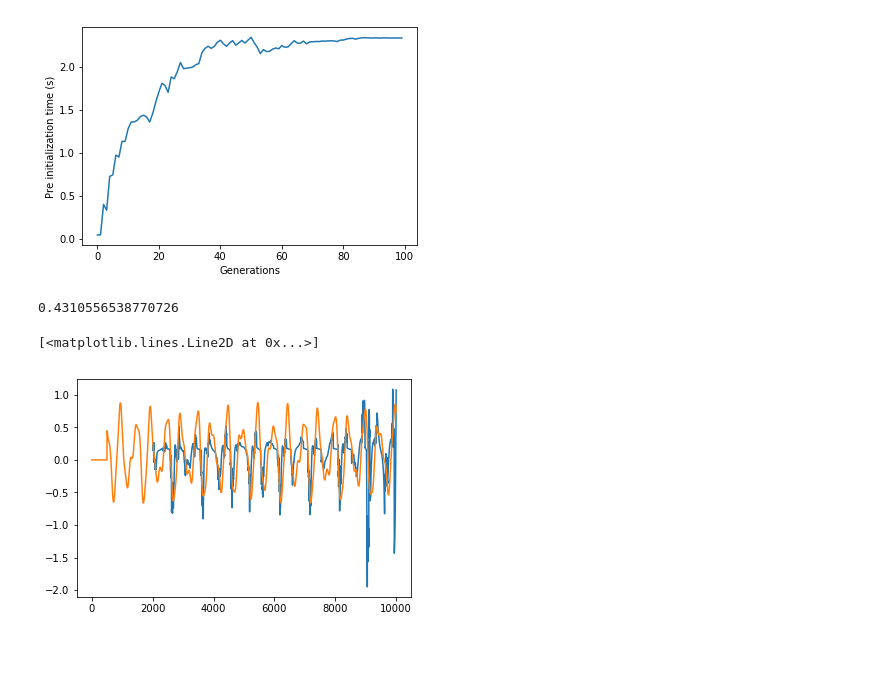
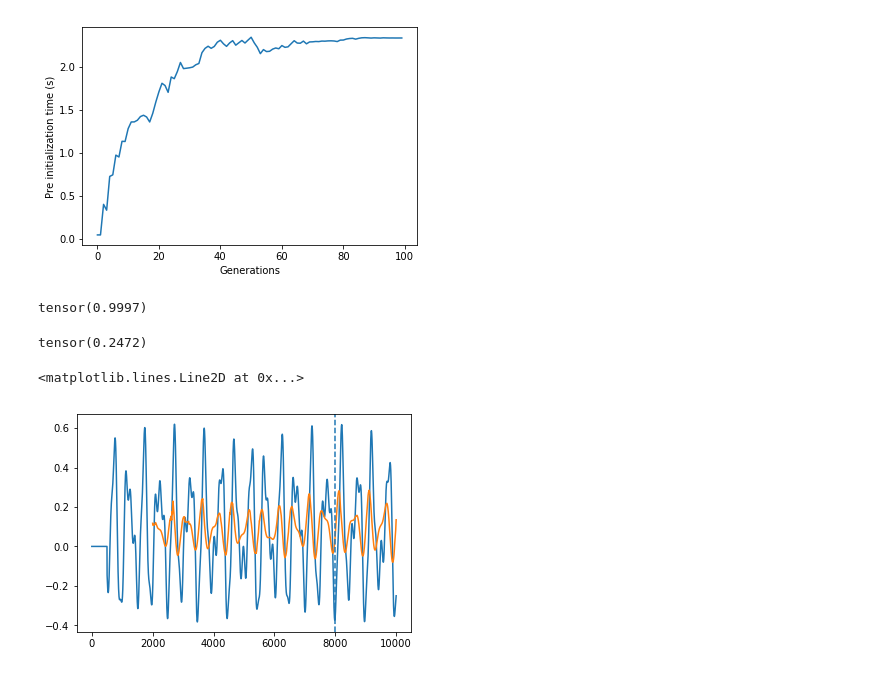
Before and after one commit to rzhu40/nwn_l2l, a Jupyter notebook: playground/include_test.ipynb, the cells around one changed output. Saved outputs shown, nothing was run; the diff lists cells and outputs as text; code cells hidden in the pictures.

```diff
--- a/playground/include_test.ipynb
+++ b/playground/include_test.ipynb
@@ -127,0 +135,4 @@ test_range  = torch.arange(9000,10000)
+# %%
+abs(torch.corrcoef(torch.stack((X, readout[:,0])))[0,1])
+# %% [output]
+tensor(0.9997)
@@ -128,6 +146,10 @@ test_range  = torch.arange(9000,10000)
 # %%
-index   = np.random.randint(100)
-_,Y     = pkl_load(volterra_path + f"pair_{index}")
+train_range = torch.arange(2000,8000)
+test_range  = torch.arange(8000,10000)
+
+# index   = np.random.randint(100)
+index = 19
+_,Y   = pkl_load(volterra_path + f"pair_{index}")
 # _,Y     = pkl_load(volterra_path + f"pair_{index}.pkl")
 
 # lhs = torch.hstack((
@@ -137,9 +159,11 @@ _,Y     = pkl_load(volterra_path + f"pair_{index}")
 # lhs = torch.hstack((X[train_range].reshape(-1,1),
 #                    readout[train_range]))
 # lhs = readout
-lhs = torch.nn.functional.softmax(readout, 0)
+# lhs = torch.nn.functional.softmax(readout[:,e_outs], 0)
 
+lhs = readout[:,e_outs]
+# lhs = torch.nn.functional.softmax(torch.hstack((readout[:,e_outs], torch.ones(len(readout), 1))))
 
 rhs = Y
 
-weight, train_result, rcond = best_regress(lhs, rhs)
+# weight, train_result, rcond = best_regress(lhs, rhs)
@@ -161,30 +177,37 @@ from sklearn.model_selection import KFold
 # alphas   = [1e-4, 1e-3, 1e-2, 1e-1, 5e-1, 1]
 # alphas = 10**np.linspace(-4,0,5)
 alphas = [1e-5, 1e-4, 1e-3, 1e-2, 5e-2, 1e-1, 5e-1, 1]
-model  = linear_model.RidgeCV(
-                            alphas = alphas,
-                            cv     = KFold(10),
-                                 )
+model  = linear_model.RidgeCV(alphas = alphas, cv = KFold(5))
 
-filter = SelectFromModel(model)
+# lhs = torch.nn.functional.softmax(readout[:,e_outs], 0)
+lhs = readout[:,e_outs]
+rhs = Y
+
+var_filter = SelectFromModel(model)
 reg    = make_pipeline(
                 StandardScaler(),
-                filter,
+                var_filter,
                 model
+                # linear_model.LinearRegression()
                 )
 
 reg.fit(lhs[train_range], rhs[train_range])
 predict = reg.predict(lhs)
 
-print(mean_squared_error(
+mse = mean_squared_error(
                         predict[test_range],
                         rhs[test_range]
-                        ))
+                        )
+nrmse = np.sqrt(mse) / (rhs[test_range].max() - rhs[test_range].min())
+
+print(nrmse)
 # %% [output]
-0.4310556538770726
+tensor(0.2472)
 # %%
+plt.plot(rhs)
 plt.plot(range(2000,10000), predict[2000:])
-plt.plot(rhs)
+
+plt.axvline(8000, ls = "--")
 # %% [output]
-[<matplotlib.lines.Line2D at 0x...>]
+<matplotlib.lines.Line2D at 0x...>
-[figure, old version]
+[figure, new version]
```
Also changed, not shown: parts of 6 cells of this notebook, 8 other files.
